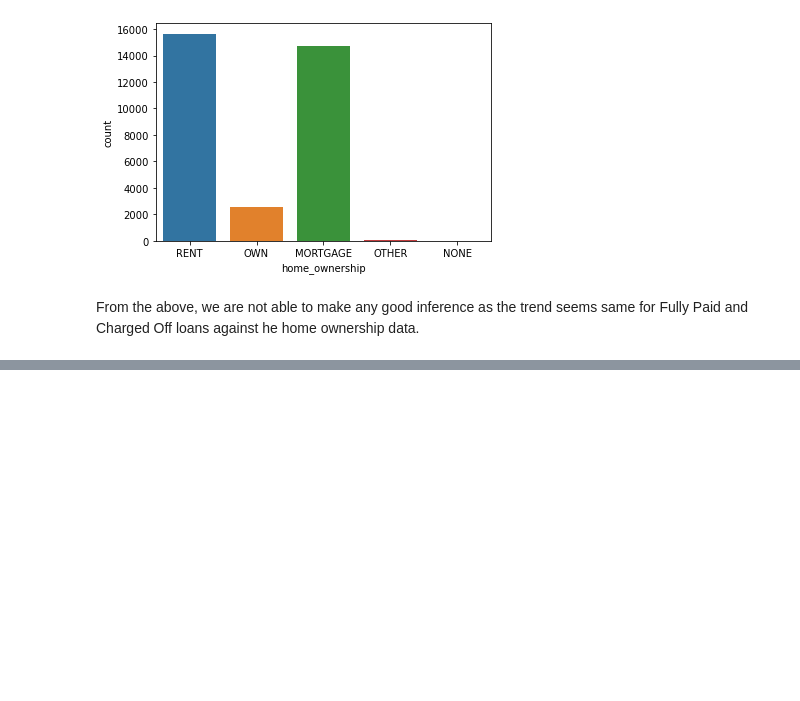
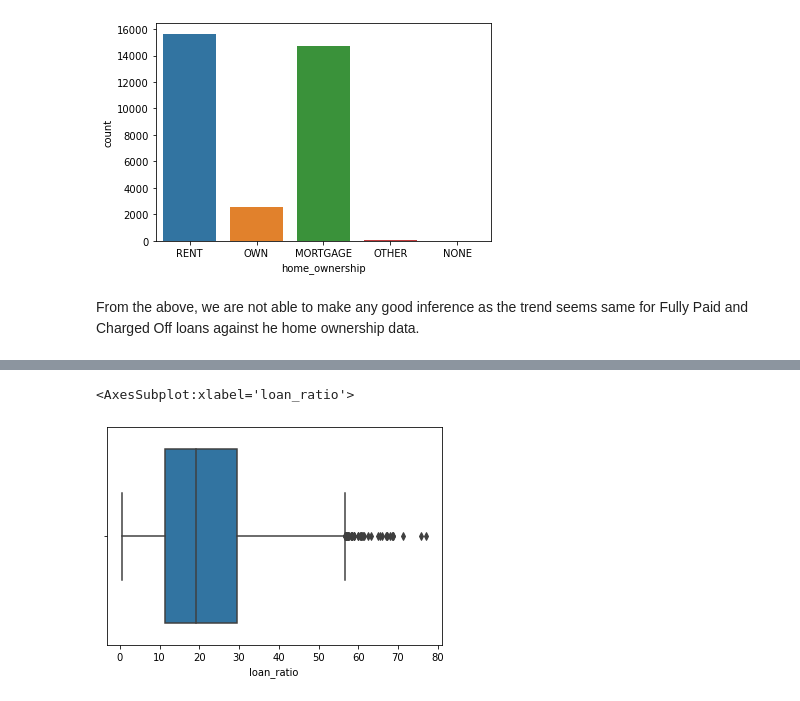
Before and after one commit to sreejith-rajashekaran/LendingClubCaseStudy, a Jupyter notebook: LendingClubCaseStudyFinal.ipynb, the cells around one changed output, grey strips where cells are left out. Drawn from its saved outputs; the diff is of its cells as text; code cells hidden in the pictures; blank space fills up the shorter version.

```diff
--- a/LendingClubCaseStudyFinal.ipynb
+++ b/LendingClubCaseStudyFinal.ipynb
@@ -619,0 +648,5 @@ From the above, we are not able to make any good inference as the trend seems sa
+# %%
+sns.boxplot(data_set.loan_ratio[data_set['loan_status'] == 'Charged Off'])
+# %% [output]
+<AxesSubplot:xlabel='loan_ratio'>
+[figure, added]
```
Also changed, not shown: parts of 16 cells of this notebook.
